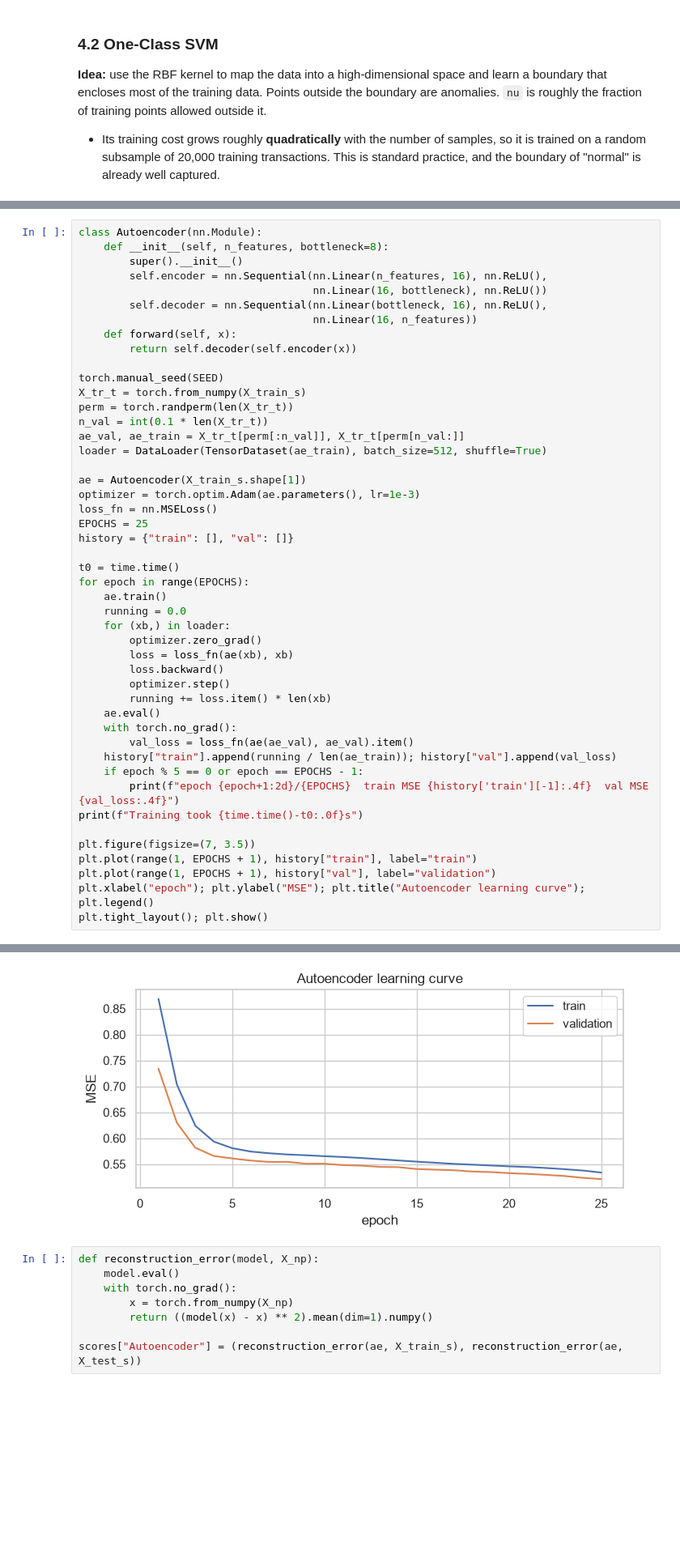
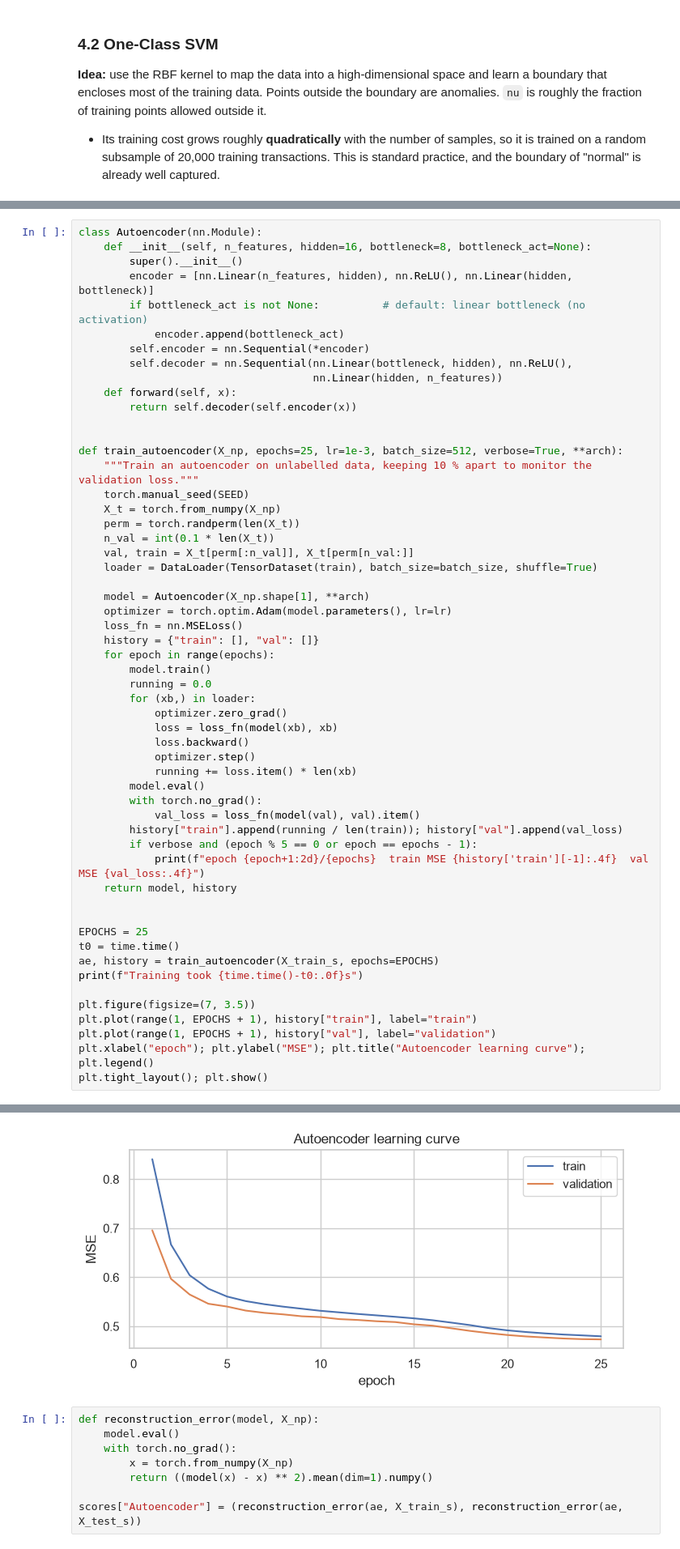
Before and after one commit to alinajdi225/anomaly_detection, a Jupyter notebook: anomaly_detection.ipynb, the cells around one changed output, grey strips where cells are left out. Shown at 81% size. Cells and saved outputs as stored; diff of their text form; blank space fills up the shorter version.

```diff
--- a/anomaly_detection.ipynb
+++ b/anomaly_detection.ipynb
@@ -376,44 +382,52 @@ Architecture: `31 → 16 → 8 → 16 → 31` with ReLU activations, trained wit
 10 % of the training set is kept apart to monitor the validation loss (still unlabelled data).
 # %%
 class Autoencoder(nn.Module):
-    def __init__(self, n_features, bottleneck=8):
+    def __init__(self, n_features, hidden=16, bottleneck=8, bottleneck_act=None):
         super().__init__()
-        self.encoder = nn.Sequential(nn.Linear(n_features, 16), nn.ReLU(),
-                                     nn.Linear(16, bottleneck), nn.ReLU())
-        self.decoder = nn.Sequential(nn.Linear(bottleneck, 16), nn.ReLU(),
-                                     nn.Linear(16, n_features))
+        encoder = [nn.Linear(n_features, hidden), nn.ReLU(), nn.Linear(hidden, bottleneck)]
+        if bottleneck_act is not None:          # default: linear bottleneck (no activation)
+            encoder.append(bottleneck_act)
+        self.encoder = nn.Sequential(*encoder)
+        self.decoder = nn.Sequential(nn.Linear(bottleneck, hidden), nn.ReLU(),
+                                     nn.Linear(hidden, n_features))
     def forward(self, x):
         return self.decoder(self.encoder(x))
 
-torch.manual_seed(SEED)
-X_tr_t = torch.from_numpy(X_train_s)
-perm = torch.randperm(len(X_tr_t))
-n_val = int(0.1 * len(X_tr_t))
-ae_val, ae_train = X_tr_t[perm[:n_val]], X_tr_t[perm[n_val:]]
-loader = DataLoader(TensorDataset(ae_train), batch_size=512, shuffle=True)
 
-ae = Autoencoder(X_train_s.shape[1])
-optimizer = torch.optim.Adam(ae.parameters(), lr=1e-3)
-loss_fn = nn.MSELoss()
+def train_autoencoder(X_np, epochs=25, lr=1e-3, batch_size=512, verbose=True, **arch):
+    """Train an autoencoder on unlabelled data, keeping 10 % apart to monitor the validation loss."""
+    torch.manual_seed(SEED)
+    X_t = torch.from_numpy(X_np)
+    perm = torch.randperm(len(X_t))
+    n_val = int(0.1 * len(X_t))
+    val, train = X_t[perm[:n_val]], X_t[perm[n_val:]]
+    loader = DataLoader(TensorDataset(train), batch_size=batch_size, shuffle=True)
+
+    model = Autoencoder(X_np.shape[1], **arch)
+    optimizer = torch.optim.Adam(model.parameters(), lr=lr)
+    loss_fn = nn.MSELoss()
+    history = {"train": [], "val": []}
+    for epoch in range(epochs):
+        model.train()
+        running = 0.0
+        for (xb,) in loader:
+            optimizer.zero_grad()
+            loss = loss_fn(model(xb), xb)
+            loss.backward()
+            optimizer.step()
+            running += loss.item() * len(xb)
+        model.eval()
+        with torch.no_grad():
+            val_loss = loss_fn(model(val), val).item()
+        history["train"].append(running / len(train)); history["val"].append(val_loss)
+        if verbose and (epoch % 5 == 0 or epoch == epochs - 1):
+            print(f"epoch {epoch+1:2d}/{epochs}  train MSE {history['train'][-1]:.4f}  val MSE {val_loss:.4f}")
+    return model, history
+
+
 EPOCHS = 25
-history = {"train": [], "val": []}
-
 t0 = time.time()
-for epoch in range(EPOCHS):
-    ae.train()
-    running = 0.0
-    for (xb,) in loader:
-        optimizer.zero_grad()
-        loss = loss_fn(ae(xb), xb)
-        loss.backward()
-        optimizer.step()
-        running += loss.item() * len(xb)
-    ae.eval()
-    with torch.no_grad():
-        val_loss = loss_fn(ae(ae_val), ae_val).item()
-    history["train"].append(running / len(ae_train)); history["val"].append(val_loss)
-    if epoch % 5 == 0 or epoch == EPOCHS - 1:
-        print(f"epoch {epoch+1:2d}/{EPOCHS}  train MSE {history['train'][-1]:.4f}  val MSE {val_loss:.4f}")
+ae, history = train_autoencoder(X_train_s, epochs=EPOCHS)
 print(f"Training took {time.time()-t0:.0f}s")
 
 plt.figure(figsize=(7, 3.5))
@@ -432,4 +446,4 @@ Training took 140s
-[figure, old version]
+[figure, new version]
 # %%
 def reconstruction_error(model, X_np):
     model.eval()
```
Also changed, not shown: parts of 21 cells of this notebook, 1 other file.
